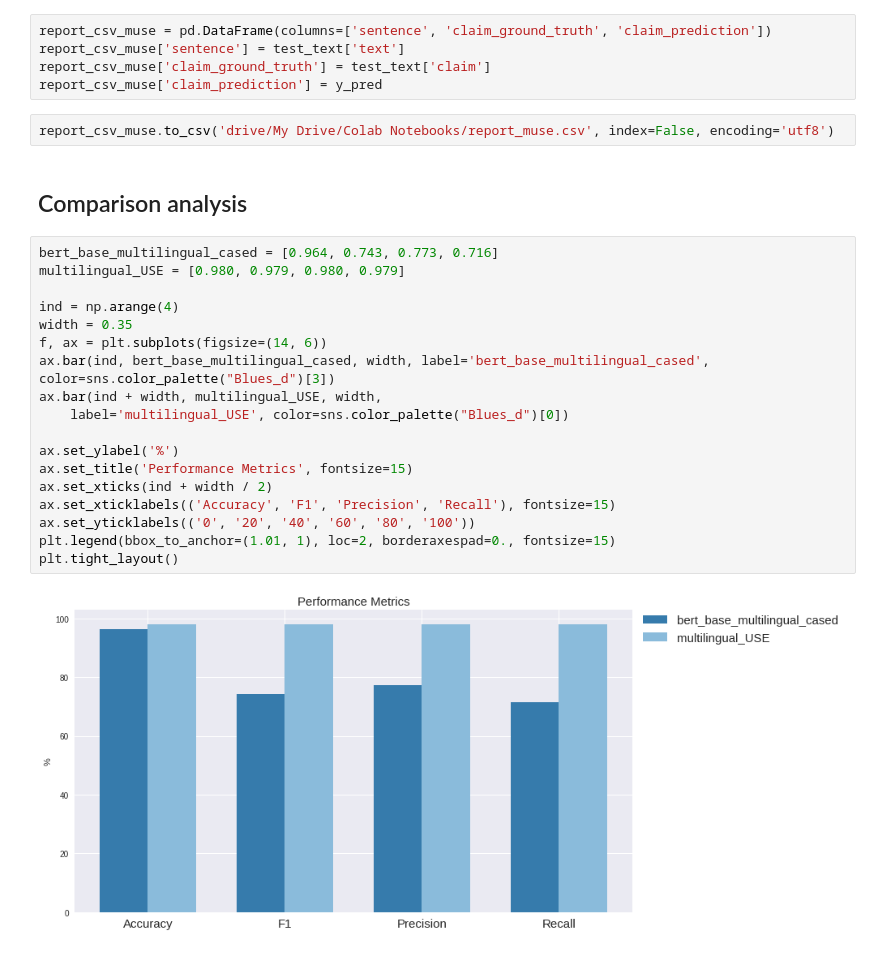
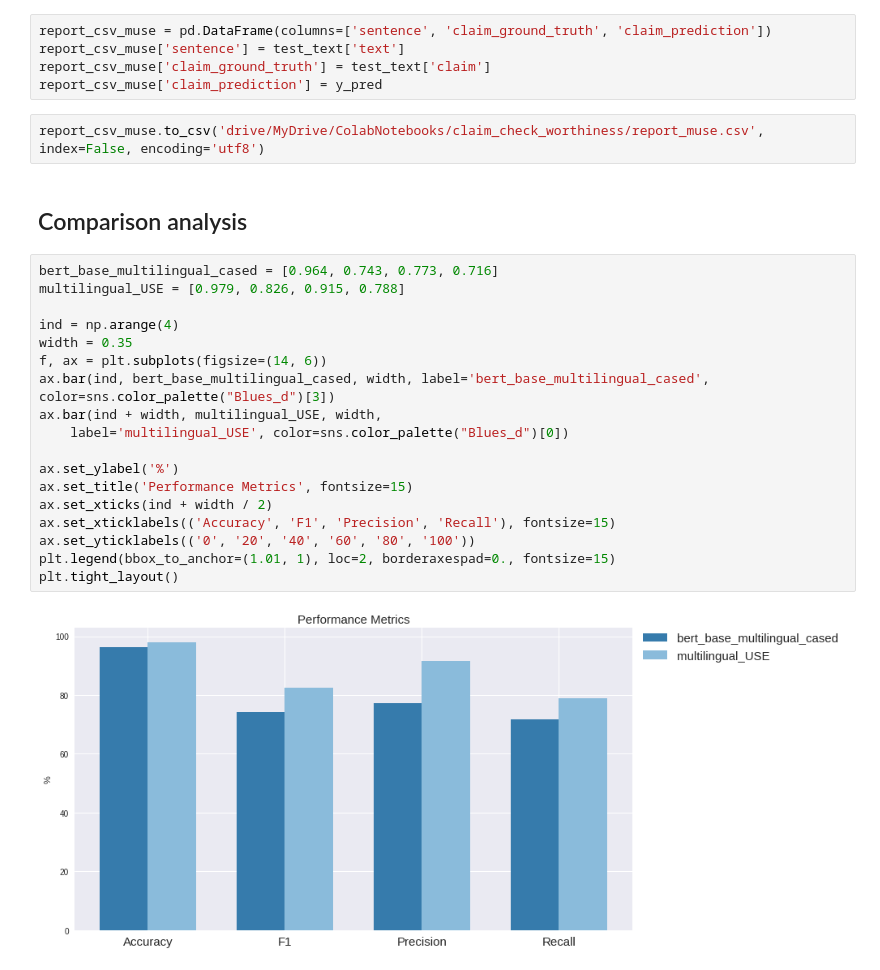
Before and after one commit to GuishePerez/Claim-Identification, a Jupyter notebook: notebooks/claim_identification.ipynb, the cells around one changed output. Drawn from its saved outputs; the diff is of its cells as text.

Commit message:
Fix/Update notebook and results file

```diff
--- a/notebooks/claim_identification.ipynb
+++ b/notebooks/claim_identification.ipynb
@@ -977,26 +989,26 @@ report_csv_muse['sentence'] = test_text['text']
 report_csv_muse['claim_ground_truth'] = test_text['claim']
 report_csv_muse['claim_prediction'] = y_pred
 # %%
-report_csv_muse.to_csv('drive/My Drive/Colab Notebooks/report_muse.csv', index=False, encoding='utf8')
+report_csv_muse.to_csv('drive/MyDrive/ColabNotebooks/claim_check_worthiness/report_muse.csv', index=False, encoding='utf8')
 # %% [markdown]
 ## Comparison analysis
 # %%
 bert_base_multilingual_cased = [0.964, 0.743, 0.773, 0.716]
-multilingual_USE = [0.980, 0.979, 0.980, 0.979]
+multilingual_USE = [0.979, 0.826, 0.915, 0.788]
 
 ind = np.arange(4)
 width = 0.35
 f, ax = plt.subplots(figsize=(14, 6))
 ax.bar(ind, bert_base_multilingual_cased, width, label='bert_base_multilingual_cased', color=sns.color_palette("Blues_d")[3])
 ax.bar(ind + width, multilingual_USE, width,
     label='multilingual_USE', color=sns.color_palette("Blues_d")[0])
 
 ax.set_ylabel('%')
 ax.set_title('Performance Metrics', fontsize=15)
 ax.set_xticks(ind + width / 2)
 ax.set_xticklabels(('Accuracy', 'F1', 'Precision', 'Recall'), fontsize=15)
 ax.set_yticklabels(('0', '20', '40', '60', '80', '100'))
 plt.legend(bbox_to_anchor=(1.01, 1), loc=2, borderaxespad=0., fontsize=15)
 plt.tight_layout()
 # %% [output]
-[figure, old version]
+[figure, new version]
```
Also changed, not shown: parts of 17 cells of this notebook, 1 other file.
